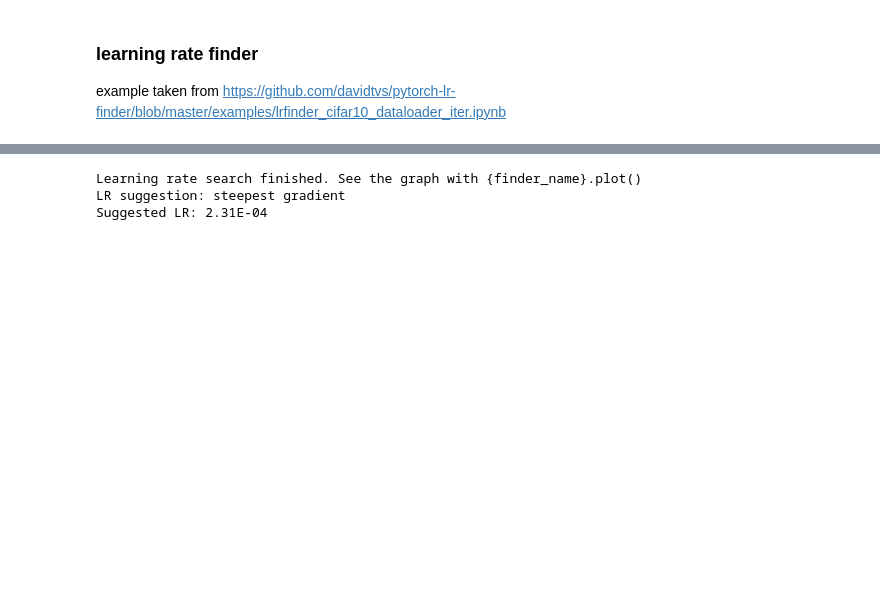
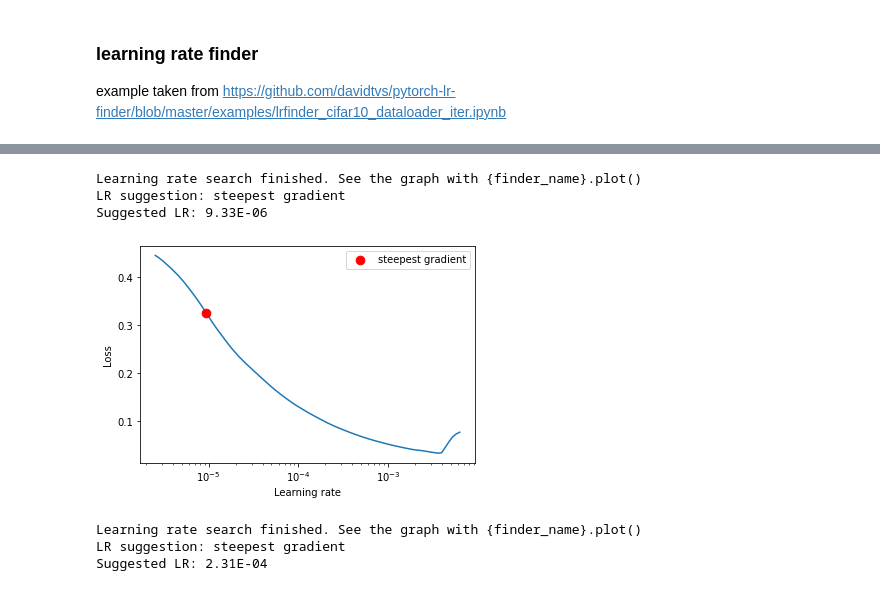
Before and after one commit to orilib/PyTorch, a Jupyter notebook: FacialKeypointsDetection.ipynb, the cells around one changed output, grey strips where cells are left out. Saved outputs shown, nothing was run; the diff lists cells and outputs as text; code cells hidden in the pictures; blank space fills up the shorter version.

```diff
--- a/FacialKeypointsDetection.ipynb
+++ b/FacialKeypointsDetection.ipynb
@@ -799,3 +864,10 @@ pip install torch-lr-finder -q
+# %%
+run_lr_finder(model, start_lr=0.000001, end_lr=0.01)
+# %% [output]
+Learning rate search finished. See the graph with {finder_name}.plot()
+LR suggestion: steepest gradient
+Suggested LR: 9.33E-06
+[figure, added]
 # %%
 from torch_lr_finder import LRFinder, TrainDataLoaderIter
 
```
Also changed, not shown: parts of 21 cells of this notebook.
